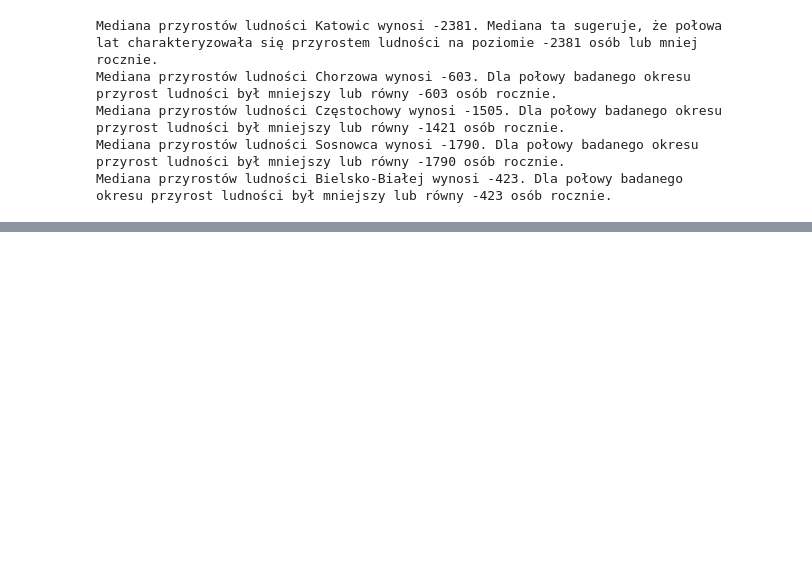
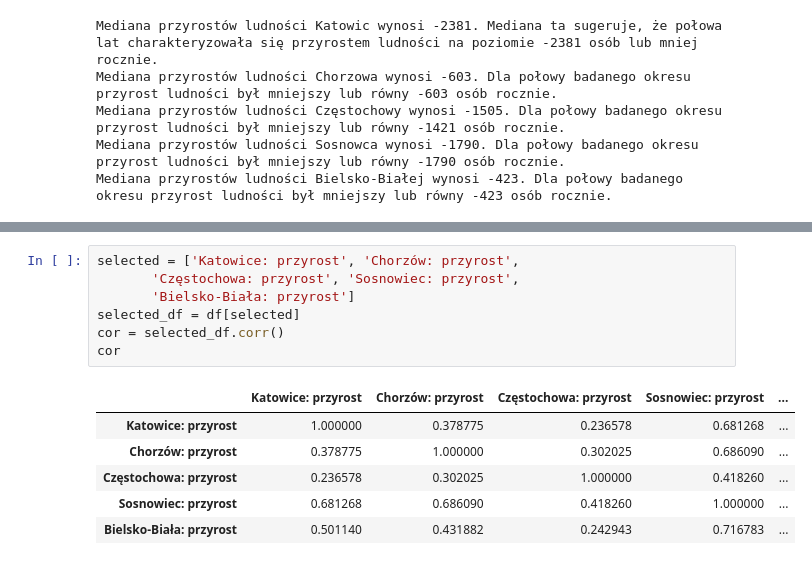
Before and after one commit to modebralski/statystyka, a Jupyter notebook: ludnosc.ipynb, the cells around one changed output, grey strips where cells are left out. Drawn from its saved outputs; the diff is of its cells as text; blank space fills up the shorter version.

```diff
--- a/ludnosc.ipynb
+++ b/ludnosc.ipynb
@@ -225,0 +286,14 @@ Najczęściej występująca wartość dla Bielsko-Białej to -4732.
+# %%
+selected = ['Katowice: przyrost', 'Chorzów: przyrost',
+       'Częstochowa: przyrost', 'Sosnowiec: przyrost',
+       'Bielsko-Biała: przyrost']
+selected_df = df[selected]
+cor = selected_df.corr()
+cor
+# %% [output]
+|  | Katowice: przyrost | Chorzów: przyrost | Częstochowa: przyrost | Sosnowiec: przyrost | ... |
+| Katowice: przyrost | 1.000000 | 0.378775 | 0.236578 | 0.681268 | ... |
+| Chorzów: przyrost | 0.378775 | 1.000000 | 0.302025 | 0.686090 | ... |
+| Częstochowa: przyrost | 0.236578 | 0.302025 | 1.000000 | 0.418260 | ... |
+| Sosnowiec: przyrost | 0.681268 | 0.686090 | 0.418260 | 1.000000 | ... |
+| Bielsko-Biała: przyrost | 0.501140 | 0.431882 | 0.242943 | 0.716783 | ... |
```
Also changed, not shown: parts of 31 cells of this notebook.
